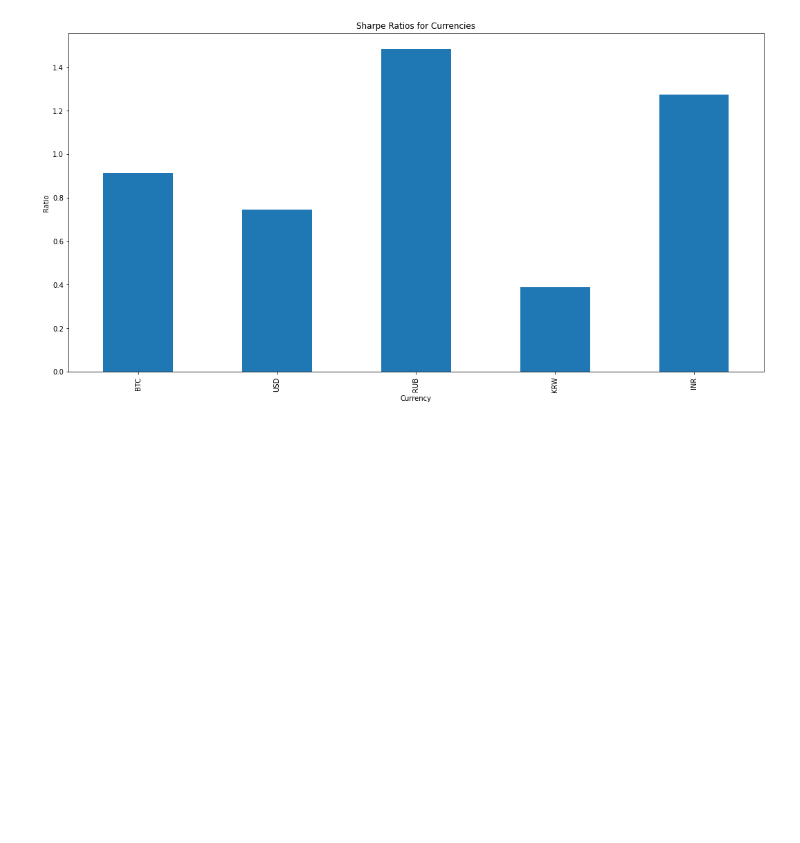
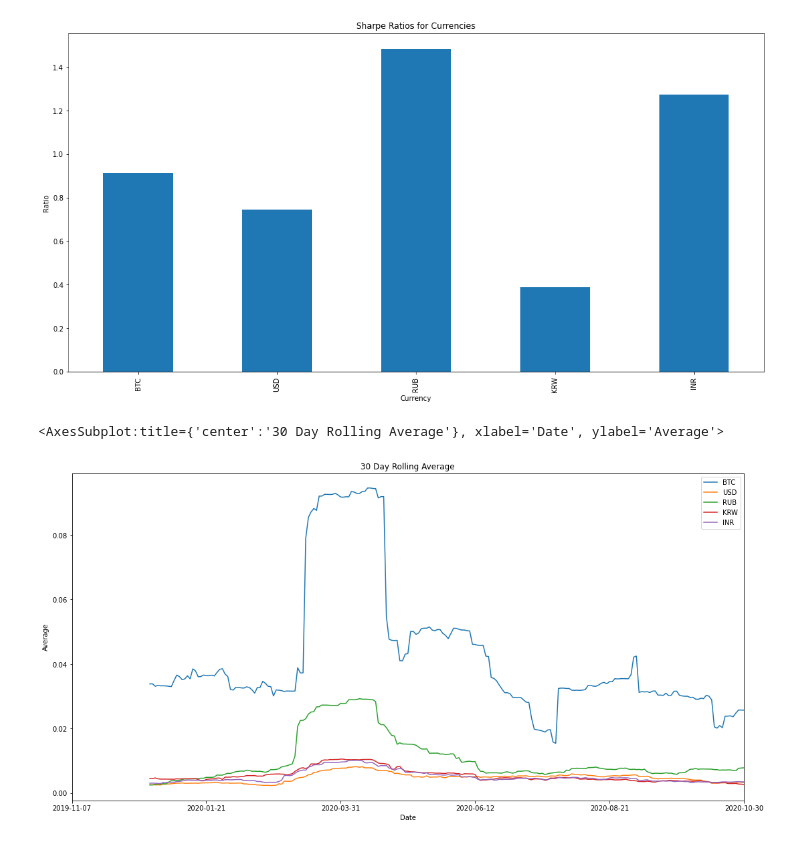
Before and after one commit to mdschulz1973/Planet_Express_IO, a Jupyter notebook: notebooks/AMeghani.ipynb, the cells around one changed output. Cells and saved outputs as stored; diff of their text form; code cells hidden in the pictures; blank space fills up the shorter version.

Commit message:
added rolling average plot

```diff
--- a/notebooks/AMeghani.ipynb
+++ b/notebooks/AMeghani.ipynb
@@ -145,3 +145,18 @@ BTC_forex_sharpe_plot.set(
 # %% [output]
 [Text(0.5, 0, 'Currency'), Text(0, 0.5, 'Ratio')]
 [figure]
+# %%
+# Rolling Std Dev
+BTC_forex_rolling = returns_daily.rolling(window = 30).std().plot(
+    kind = "line",
+    title = "30 Day Rolling Average",
+    figsize = (18,9)
+)
+BTC_forex_rolling.set(
+    xlabel = "Date",
+    ylabel = "Average",
+)
+BTC_forex_rolling
+# %% [output]
+<AxesSubplot:title={'center':'30 Day Rolling Average'}, xlabel='Date', ylabel='Average'>
+[figure, added]
```
